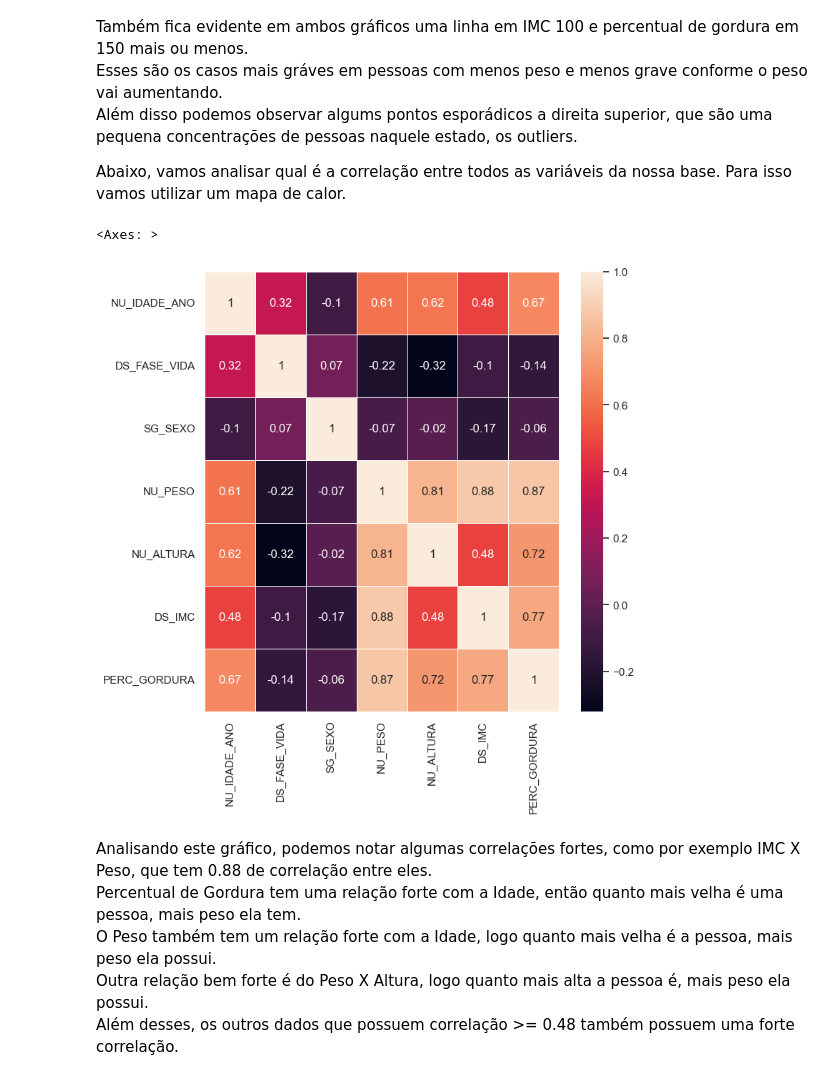
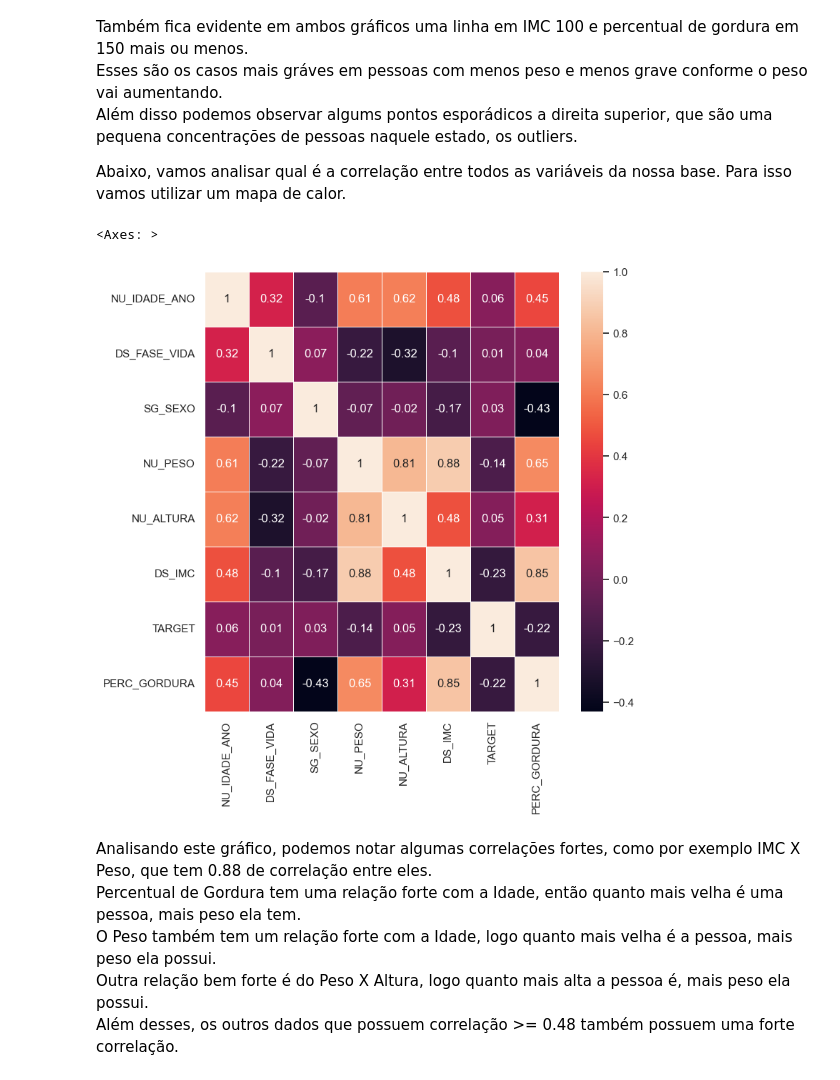
Before and after one commit to vagner-nascimento/fiap-pos-ia-para-devs-fase1-tech-challenge, a Jupyter notebook: main.ipynb, the cells around one changed output. Drawn from its saved outputs; the diff is of its cells as text; code cells hidden in the pictures.

Commit message:
fix: ajuste calculo percentual, criação coluna target.

```diff
--- a/main.ipynb
+++ b/main.ipynb
@@ -146,6 +146,7 @@ plt.show()
 Como são poucos dados diante de uma base com mais 1.5 milhões de registro e não possuímos mais informações sobre esse grupo de pessoas(como a semana de gestação) para o modelo entender isso e não avaliar uma pessoa normal dentro dos parametros de grávidas sem estas estarém grávidas, vamos remover essas pessoas da base assim como esta coluna também.
 # %%
 clean_dataset = dataset[dataset["CO_ESTADO_NUTRI_IMC_SEMGEST"].isna()]
+clean_dataset = clean_dataset[clean_dataset['NU_IDADE_ANO'] >15 ]
 clean_dataset.drop(columns=[
                                 "ST_PARTICIPA_ANDI", # Irrelevante: Se o municipio participa do programa ANDI
                                 "CO_POVO_COMUNIDADE", # A maioria é nulo
@@ -392,6 +392,22 @@ clean_target_dataset.head(10)
 | 8 | 40 | ADULTO | F | PARDA | 71,5 | 150 | 31,78 | Obesidade Grau I |
 | 9 | 21 | ADULTO | F | SEM INFORMACAO | 50 | 165 | 18,37 | Baixo peso |
 | 10 | 74 | IDOSO | F | PRETA | 85 | 160 | 33,2 | Sobrepeso |
+# %%
+clean_target_dataset["ESTADO_NUTRI"] = clean_target_dataset["ESTADO_NUTRI"].str.strip().str.replace(r"Obesidade Grau III", "Obesidade Grave")
+clean_target_dataset["ESTADO_NUTRI"] = clean_target_dataset["ESTADO_NUTRI"].str.strip().str.replace(r"Obesidade Grau II", "Obesidade Grave")
+clean_target_dataset["ESTADO_NUTRI"] = clean_target_dataset["ESTADO_NUTRI"].str.strip().str.replace(r"Obesidade Grau I", "Obesidade")
+clean_target_dataset["ESTADO_NUTRI"] = clean_target_dataset["ESTADO_NUTRI"].str.strip().str.replace(r"Magreza", "Baixo peso")
+clean_target_dataset["ESTADO_NUTRI"] = clean_target_dataset["ESTADO_NUTRI"].str.strip().str.replace(r"Adequado ou Eutrófico", "Eutrofia")
+clean_target_dataset["ESTADO_NUTRI"] = clean_target_dataset["ESTADO_NUTRI"].str.strip().str.replace(r"Sobrepeso", "Risco/Sobrepeso")
+clean_target_dataset["ESTADO_NUTRI"] = clean_target_dataset["ESTADO_NUTRI"].str.strip().str.replace(r"Risco de sobrepeso", "Risco/Sobrepeso")
+clean_target_dataset["ESTADO_NUTRI"] = clean_target_dataset["ESTADO_NUTRI"].str.strip().str.replace(r"Baixo peso acentuada", "Baixo peso")
+
+# Gerando ID para cada target
+clean_target_dataset["TARGET"] = pd.factorize(clean_target_dataset['ESTADO_NUTRI'])[0]
+clean_target_dataset["SEXO_ID"] = clean_target_dataset["SG_SEXO"]
+clean_target_dataset["SEXO_ID"] = clean_target_dataset["SEXO_ID"].str.strip().str.replace(r"M", "1")
+clean_target_dataset["SEXO_ID"] = clean_target_dataset["SEXO_ID"].str.strip().str.replace(r"F", "0")
+clean_target_dataset["SEXO_ID"] = clean_target_dataset["SEXO_ID"].astype(float)
 # %% [markdown]
 Note que as colunas 'NU_PESO', 'NU_ALTURA' e 'DS_IMC' são dados numéricos representados como strings.
 Vamos aplicar uma correção nessas colunas para termos sucesso no treinamento do modelo.
@@ -803,8 +827,8 @@ clean_target_dataset.head()
 # %%
 clean_target_dataset['PERC_GORDURA'] = np.where(
     clean_target_encoded_dataset['NU_IDADE_ANO'] <=15,
-    1.51 * clean_target_encoded_dataset['DS_IMC'] - 0.70 * clean_target_encoded_dataset['NU_IDADE_ANO'] - 3.6 * (1 - clean_target_encoded_dataset['SG_SEXO'] + 1.4),
-    1.20 * clean_target_encoded_dataset['DS_IMC'] - 0.23 * clean_target_encoded_dataset['NU_IDADE_ANO'] - 10.8 * (1 - clean_target_encoded_dataset['SG_SEXO'] - 5.4))
+    (1.51 * clean_target_encoded_dataset['DS_IMC']) + (0.70 * clean_target_encoded_dataset['NU_IDADE_ANO']) - (3.6 *  clean_target_encoded_dataset['SEXO_ID'] ) - 1.4,
+    (1.20 * clean_target_encoded_dataset['DS_IMC']) + (0.23 * clean_target_encoded_dataset['NU_IDADE_ANO']) - (10.8 *  clean_target_encoded_dataset['SEXO_ID'] ) - 5.4)
 
 clean_target_dataset['PERC_GORDURA'] = clean_target_dataset['PERC_GORDURA'].round(2)
 clean_target_encoded_dataset['PERC_GORDURA'] = clean_target_dataset['PERC_GORDURA'].copy() # Replica para a base encoded
@@ -848,13 +872,15 @@ Além disso podemos observar algums pontos esporádicos a direita superior, que
 Abaixo, vamos analisar qual é a correlação entre todos as variáveis da nossa base. Para isso vamos utilizar um mapa de calor.
 # %%
 only_vars = clean_target_encoded_dataset.drop("ESTADO_NUTRI", axis=1)
+only_vars = only_vars.drop("SEXO_ID", axis=1)
+
 correlation_matrix = only_vars.corr().round(2)
 
 _, ax = plt.subplots(figsize=(8,8))
 sns.heatmap(data=correlation_matrix, annot=True, linewidths=.5, ax=ax)
 # %% [output]
 <Axes: >
-[figure, old version]
+[figure, new version]
 # %% [markdown]
 Analisando este gráfico, podemos notar algumas correlações fortes, como por exemplo IMC X Peso, que tem 0.88 de correlação entre eles.
 Percentual de Gordura tem uma relação forte com a Idade, então quanto mais velha é uma pessoa, mais peso ela tem.
```
Also changed, not shown: parts of 32 cells of this notebook.
